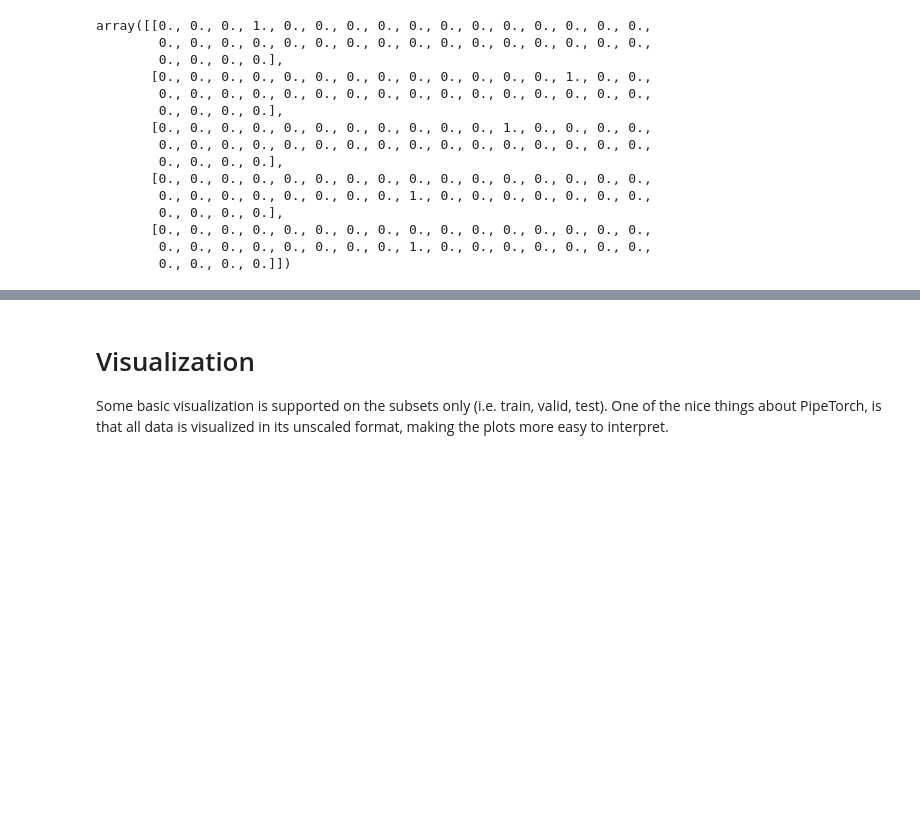
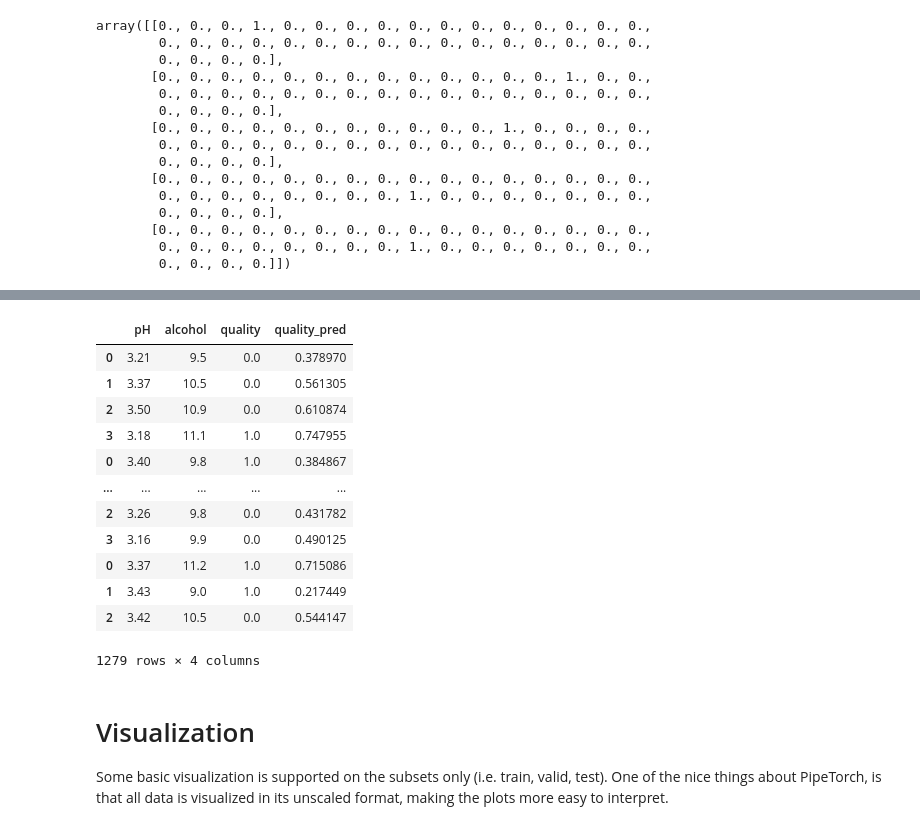
Before and after one commit to jeroenvuurens/pipetorch, a Jupyter notebook: markdown/Data.ipynb, the cells around one changed output, grey strips where cells are left out. Drawn from its saved outputs; the diff is of its cells as text; code cells hidden in the pictures; blank space fills up the shorter version.

```diff
--- a/markdown/Data.ipynb
+++ b/markdown/Data.ipynb
@@ -515,0 +686,2 @@ array([[0., 0., 0., 1., 0., 0., 0., 0., 0., 0., 0., 0., 0., 0., 0., 0.,
+# %%
+db = wine.to_databunch(batch_size=4)
@@ -515,0 +690,8 @@ array([[0., 0., 0., 1., 0., 0., 0., 0., 0., 0., 0., 0., 0., 0., 0., 0.,
+# %%
+from pipetorch.model import Perceptron
+from pipetorch.train import Trainer
+from sklearn.metrics import f1_score
+from torch import nn
+model = Perceptron(2, 1, last_activation=nn.Sigmoid())
+trainer = Trainer(model, nn.BCELoss(), db, metrics=f1_score)
+trainer.train(100, 1e-2, cycle=10)
@@ -516,3 +720,19 @@ array([[0., 0., 0., 1., 0., 0., 0., 0., 0., 0., 0., 0., 0., 0., 0., 0.,
+# %%
+db.predict(model, db.train_dl)
+# %% [output]
+|  | pH | alcohol | quality | quality_pred |
+| 0 | 3.21 | 9.5 | 0.0 | 0.378970 |
+| 1 | 3.37 | 10.5 | 0.0 | 0.561305 |
+| 2 | 3.50 | 10.9 | 0.0 | 0.610874 |
+| 3 | 3.18 | 11.1 | 1.0 | 0.747955 |
+| 0 | 3.40 | 9.8 | 1.0 | 0.384867 |
+| ... | ... | ... | ... | ... |
+| 2 | 3.26 | 9.8 | 0.0 | 0.431782 |
+| 3 | 3.16 | 9.9 | 0.0 | 0.490125 |
+| 0 | 3.37 | 11.2 | 1.0 | 0.715086 |
+| 1 | 3.43 | 9.0 | 1.0 | 0.217449 |
+| 2 | 3.42 | 10.5 | 0.0 | 0.544147 |
+1279 rows × 4 columns
 # %% [markdown]
 # Visualization
 
```
Also changed, not shown: parts of 45 cells of this notebook, 41 other files.
